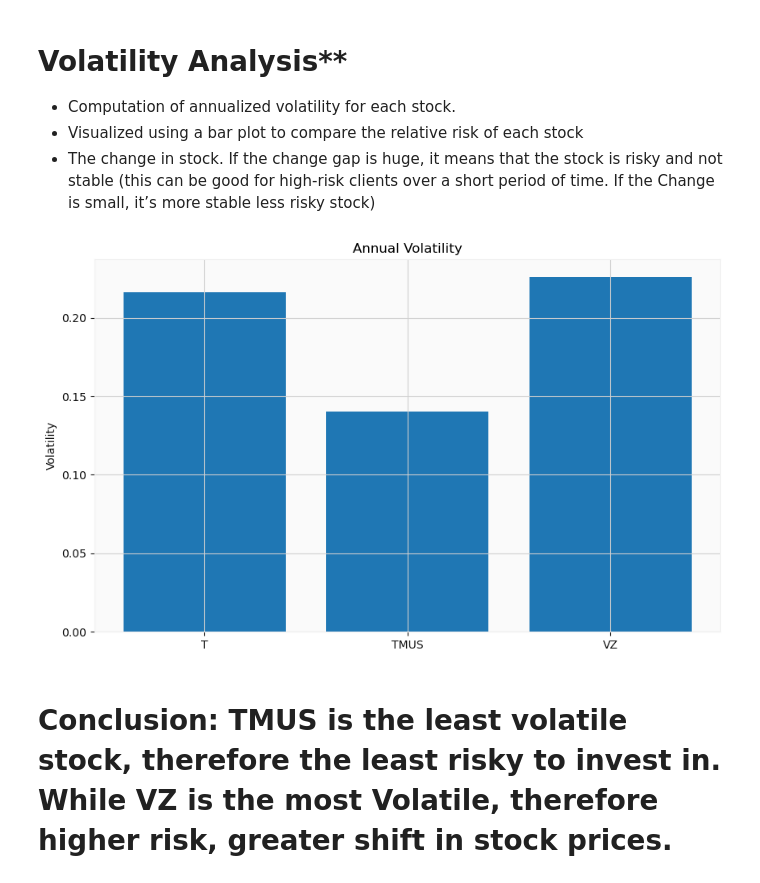
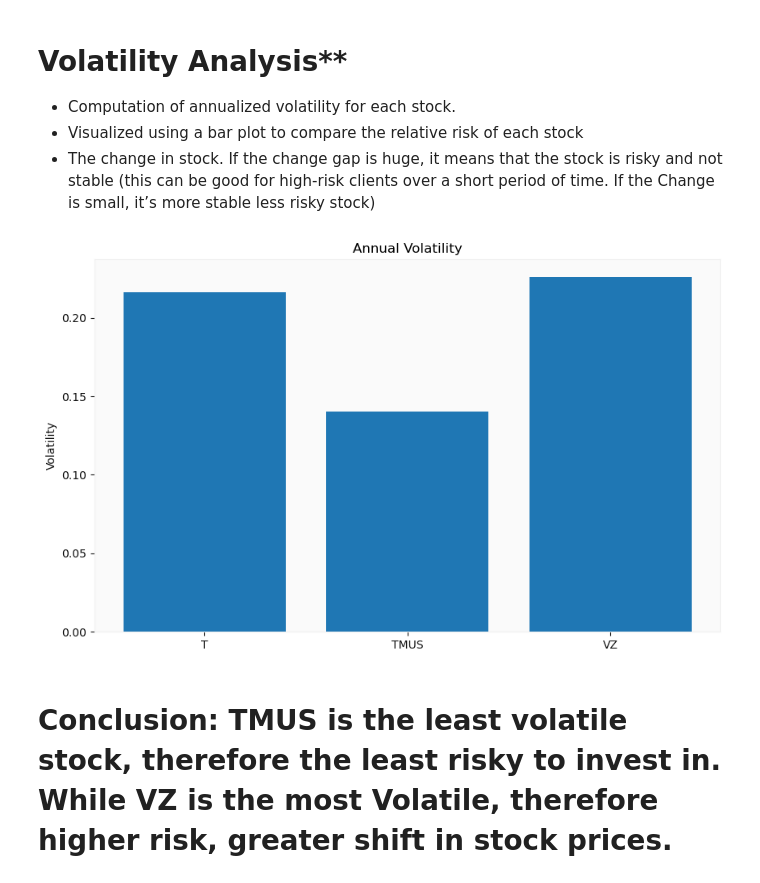
Before and after one commit to Yelemam/Project1-Telecom-Stock, a Jupyter notebook: Telecom_Stock.ipynb, the cells around one changed output. Drawn from its saved outputs; the diff is of its cells as text; code cells hidden in the pictures.

```diff
--- a/Telecom_Stock.ipynb
+++ b/Telecom_Stock.ipynb
@@ -204,19 +204,20 @@ Date
 # %%
 # Volatility
 volatility = {company: data[company]['Daily_Return'].std() * np.sqrt(252) for company in companies}
 
 # Plot Volatility
 plt.figure(figsize=(10, 6))
 plt.bar(volatility.keys(), volatility.values())
 plt.title('Annual Volatility')
 plt.ylabel('Volatility')
+plt.grid(False)
 
 # save to file
 plt.savefig('Volatility.png')
 
 plt.show()
 # %% [output]
-[figure, old version]
+[figure, new version]
 # %% [markdown]
 # Conclusion: TMUS is the least volatile stock, therefore the least risky to invest in. While VZ is the most Volatile, therefore higher risk, greater shift in stock prices.
 # %% [markdown]
```
Also changed, not shown: parts of 20 cells of this notebook, 11 other files.
